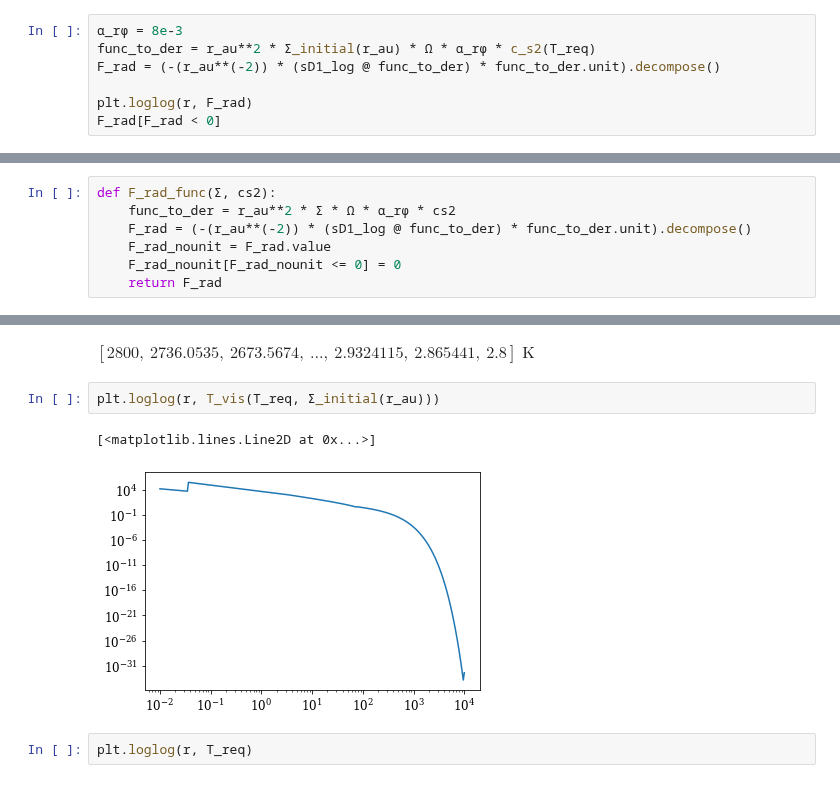
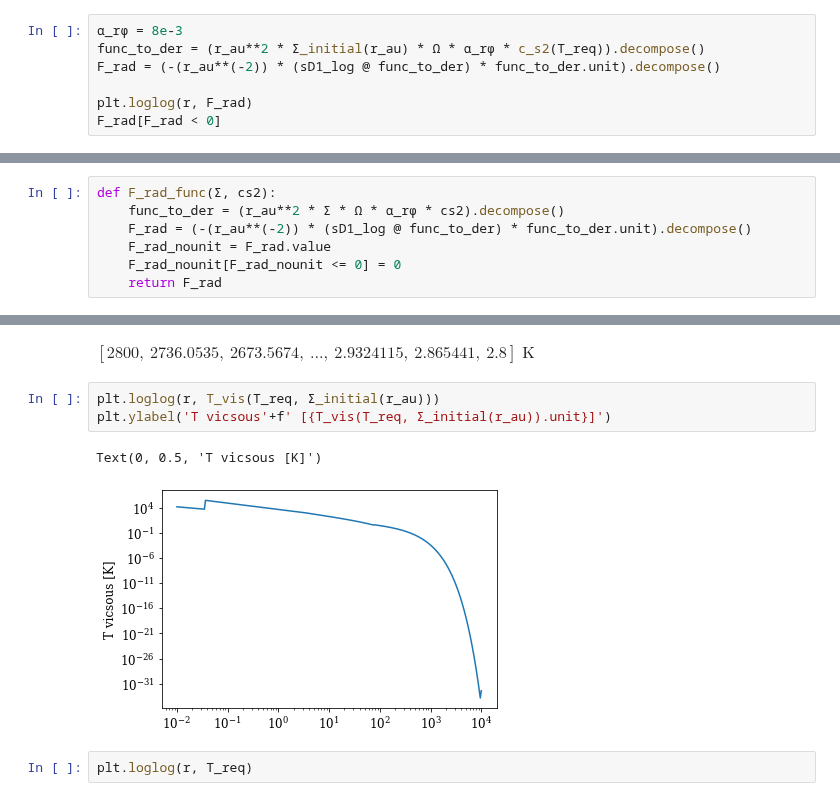
Before and after one commit to agent031/bachelor_code, a Jupyter notebook: Testing_values_T0/combined_temp.ipynb, the cells around one changed output, grey strips where cells are left out. Cells and saved outputs as stored; diff of their text form.

Commit message:
checking several units

```diff
--- a/Testing_values_T0/combined_temp.ipynb
+++ b/Testing_values_T0/combined_temp.ipynb
@@ -82,7 +82,7 @@ print(sigma_sb.decompose())
 5.6703744191844314e-08 kg / (K4 s3)
 # %%
 α_rφ = 8e-3
-func_to_der = r_au**2 * Σ_initial(r_au) * Ω * α_rφ * c_s2(T_req)
+func_to_der = (r_au**2 * Σ_initial(r_au) * Ω * α_rφ * c_s2(T_req)).decompose()
 F_rad = (-(r_au**(-2)) * (sD1_log @ func_to_der) * func_to_der.unit).decompose()
 
 plt.loglog(r, F_rad)
@@ -118,7 +118,7 @@ def tau_P(τ_R):
     return τ_R_new
 # %%
 def F_rad_func(Σ, cs2):
-    func_to_der = r_au**2 * Σ * Ω * α_rφ * cs2
+    func_to_der = (r_au**2 * Σ * Ω * α_rφ * cs2).decompose()
     F_rad = (-(r_au**(-2)) * (sD1_log @ func_to_der) * func_to_der.unit).decompose()
     F_rad_nounit = F_rad.value
     F_rad_nounit[F_rad_nounit <= 0] = 0
@@ -145,9 +147,10 @@ T_req
 $[2800,~2736.0535,~2673.5674,~\dots,~2.9324115,~2.865441,~2.8] \; \mathrm{K}$
 # %%
 plt.loglog(r, T_vis(T_req, Σ_initial(r_au)))
+plt.ylabel('T vicsous'+f' [{T_vis(T_req, Σ_initial(r_au)).unit}]')
 # %% [output]
-[<matplotlib.lines.Line2D at 0x...>]
+Text(0, 0.5, 'T vicsous [K]')
-[figure, old version]
+[figure, new version]
 # %%
 plt.loglog(r, T_req)
 # %% [output]
```
Also changed, not shown: parts of 2 cells of this notebook.
